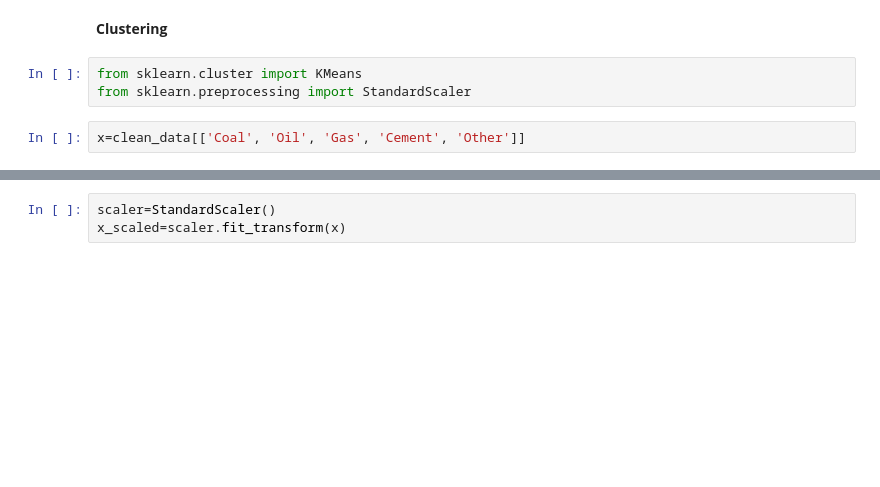
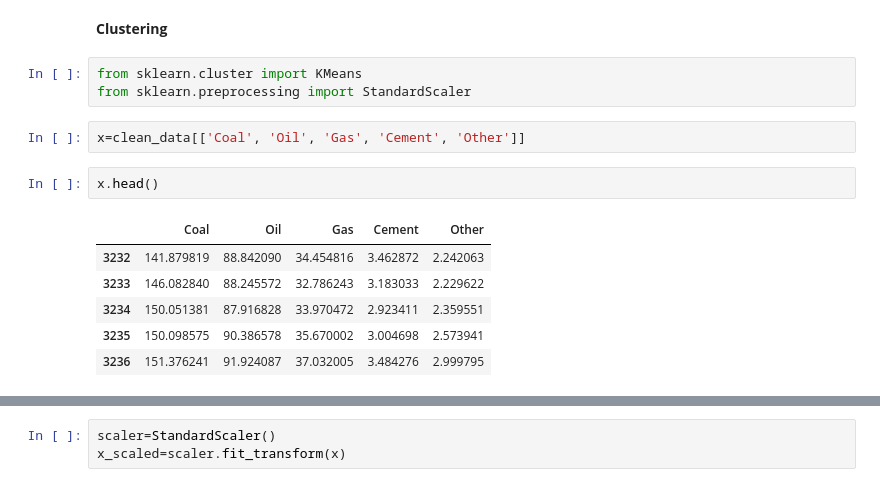
Before and after one commit to saiyanamadala/Carbon-Footprint-Cohorts, a Jupyter notebook: Carbon_Footprint_Cohorts.ipynb, the cells around one changed output, grey strips where cells are left out. Saved outputs shown, nothing was run; the diff lists cells and outputs as text; blank space fills up the shorter version.

```diff
--- a/Carbon_Footprint_Cohorts.ipynb
+++ b/Carbon_Footprint_Cohorts.ipynb
@@ -251,3 +253,12 @@ from sklearn.cluster import KMeans
 from sklearn.preprocessing import StandardScaler
 # %%
 x=clean_data[['Coal', 'Oil', 'Gas', 'Cement', 'Other']]
+# %%
+x.head()
+# %% [output]
+|  | Coal | Oil | Gas | Cement | Other |
+| 3232 | 141.879819 | 88.842090 | 34.454816 | 3.462872 | 2.242063 |
+| 3233 | 146.082840 | 88.245572 | 32.786243 | 3.183033 | 2.229622 |
+| 3234 | 150.051381 | 87.916828 | 33.970472 | 2.923411 | 2.359551 |
+| 3235 | 150.098575 | 90.386578 | 35.670002 | 3.004698 | 2.573941 |
+| 3236 | 151.376241 | 91.924087 | 37.032005 | 3.484276 | 2.999795 |
```
Also changed, not shown: parts of 7 cells of this notebook.
